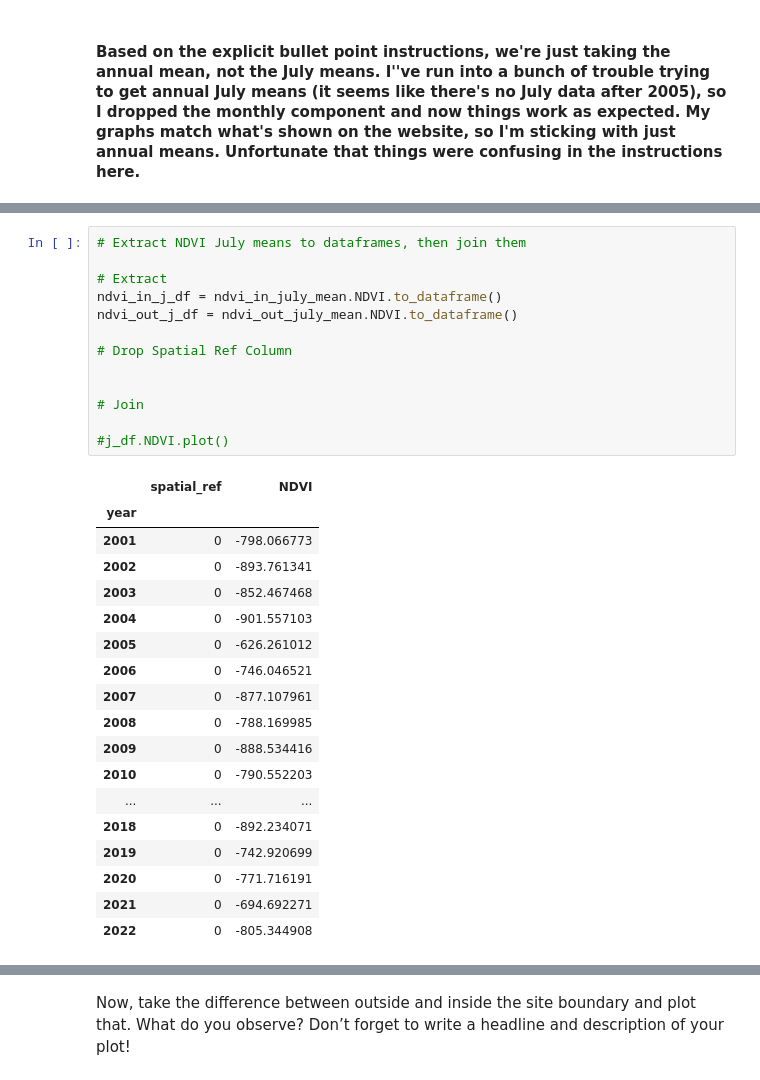
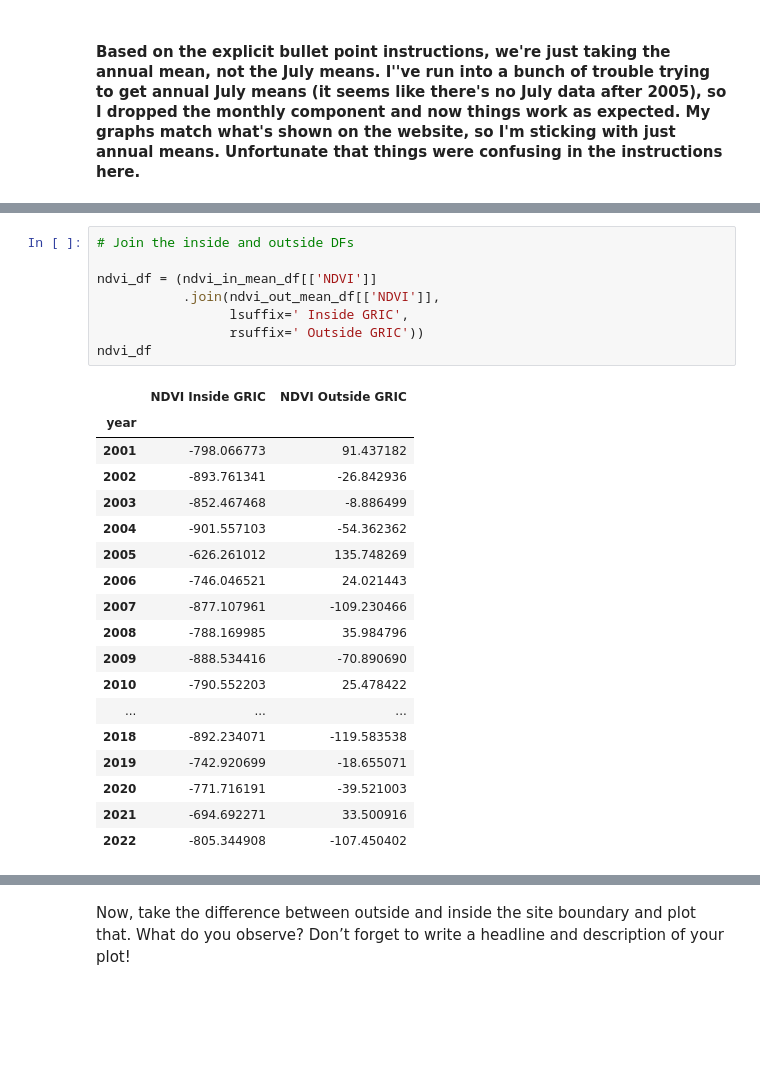
Before and after one commit to earthlab-education/04-vegetation-rainihelmstadter, a Jupyter notebook: notebooks/vegetation-04-summarize.ipynb, the cells around one changed output, grey strips where cells are left out. Saved outputs shown, nothing was run; the diff lists cells and outputs as text; blank space fills up the shorter version.

```diff
--- a/notebooks/vegetation-04-summarize.ipynb
+++ b/notebooks/vegetation-04-summarize.ipynb
@@ -299,32 +176,27 @@ Coordinates:
-# %%
-# Extract NDVI July means to dataframes, then join them
-
-# Extract
-ndvi_in_j_df = ndvi_in_july_mean.NDVI.to_dataframe()
-ndvi_out_j_df = ndvi_out_july_mean.NDVI.to_dataframe()
-
-# Drop Spatial Ref Column
-
-
-# Join
-
-#j_df.NDVI.plot()
-# %% [output]
-|  | spatial_ref | NDVI |
-| year |  |  |
-| 2001 | 0 | -798.066773 |
-| 2002 | 0 | -893.761341 |
-| 2003 | 0 | -852.467468 |
-| 2004 | 0 | -901.557103 |
-| 2005 | 0 | -626.261012 |
-| 2006 | 0 | -746.046521 |
-| 2007 | 0 | -877.107961 |
-| 2008 | 0 | -788.169985 |
-| 2009 | 0 | -888.534416 |
-| 2010 | 0 | -790.552203 |
-| ... | ... | ... |
-| 2018 | 0 | -892.234071 |
-| 2019 | 0 | -742.920699 |
-| 2020 | 0 | -771.716191 |
-| 2021 | 0 | -694.692271 |
-| 2022 | 0 | -805.344908 |
+# %%
+# Join the inside and outside DFs
+
+ndvi_df = (ndvi_in_mean_df[['NDVI']]
+           .join(ndvi_out_mean_df[['NDVI']],
+                 lsuffix=' Inside GRIC',
+                 rsuffix=' Outside GRIC'))
+ndvi_df
+# %% [output]
+|  | NDVI Inside GRIC | NDVI Outside GRIC |
+| year |  |  |
+| 2001 | -798.066773 | 91.437182 |
+| 2002 | -893.761341 | -26.842936 |
+| 2003 | -852.467468 | -8.886499 |
+| 2004 | -901.557103 | -54.362362 |
+| 2005 | -626.261012 | 135.748269 |
+| 2006 | -746.046521 | 24.021443 |
+| 2007 | -877.107961 | -109.230466 |
+| 2008 | -788.169985 | 35.984796 |
+| 2009 | -888.534416 | -70.890690 |
+| 2010 | -790.552203 | 25.478422 |
+| ... | ... | ... |
+| 2018 | -892.234071 | -119.583538 |
+| 2019 | -742.920699 | -18.655071 |
+| 2020 | -771.716191 | -39.521003 |
+| 2021 | -694.692271 | 33.500916 |
+| 2022 | -805.344908 | -107.450402 |
```
Also changed, not shown: parts of 12 cells of this notebook, 2 other files.
